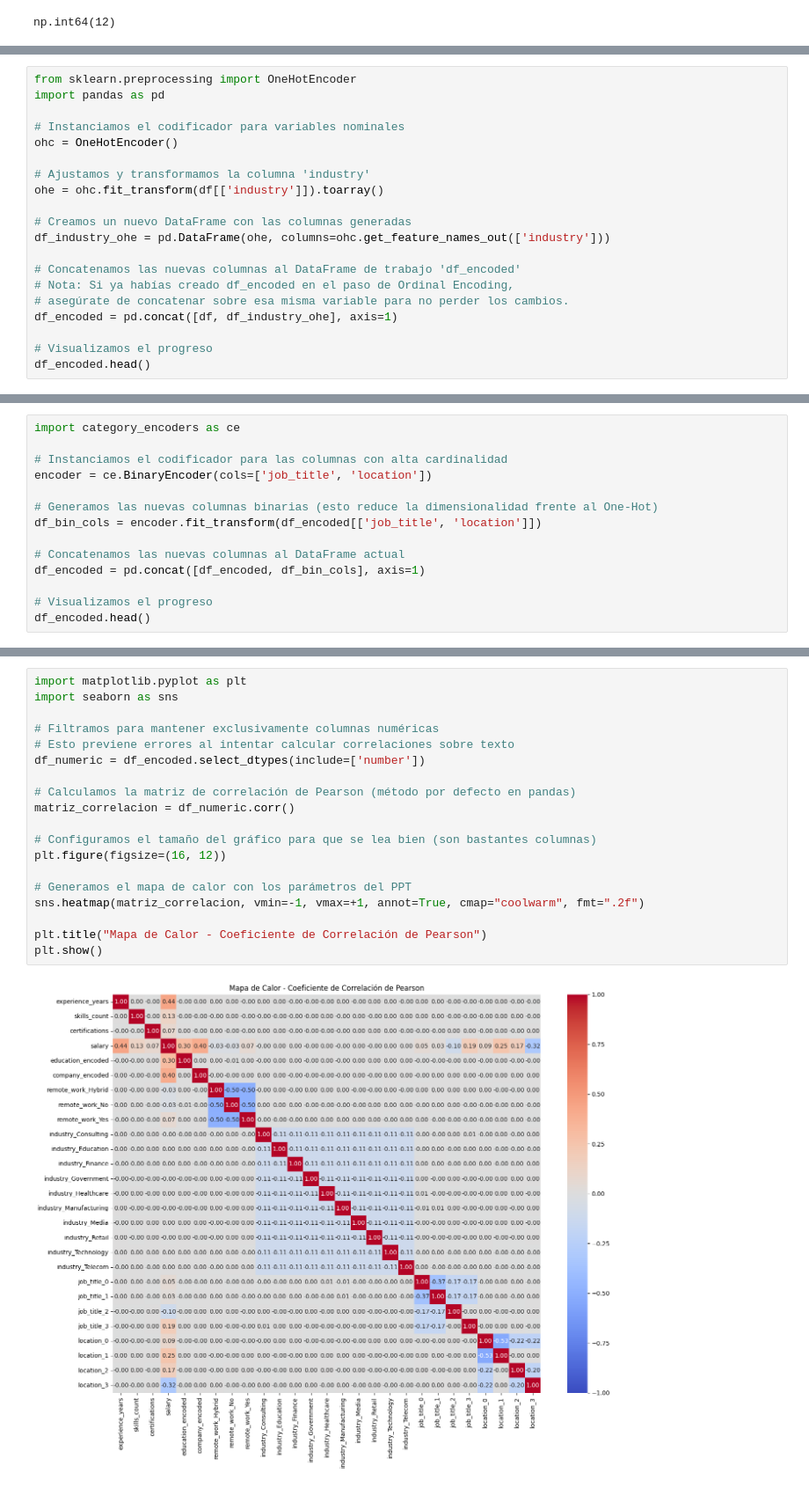
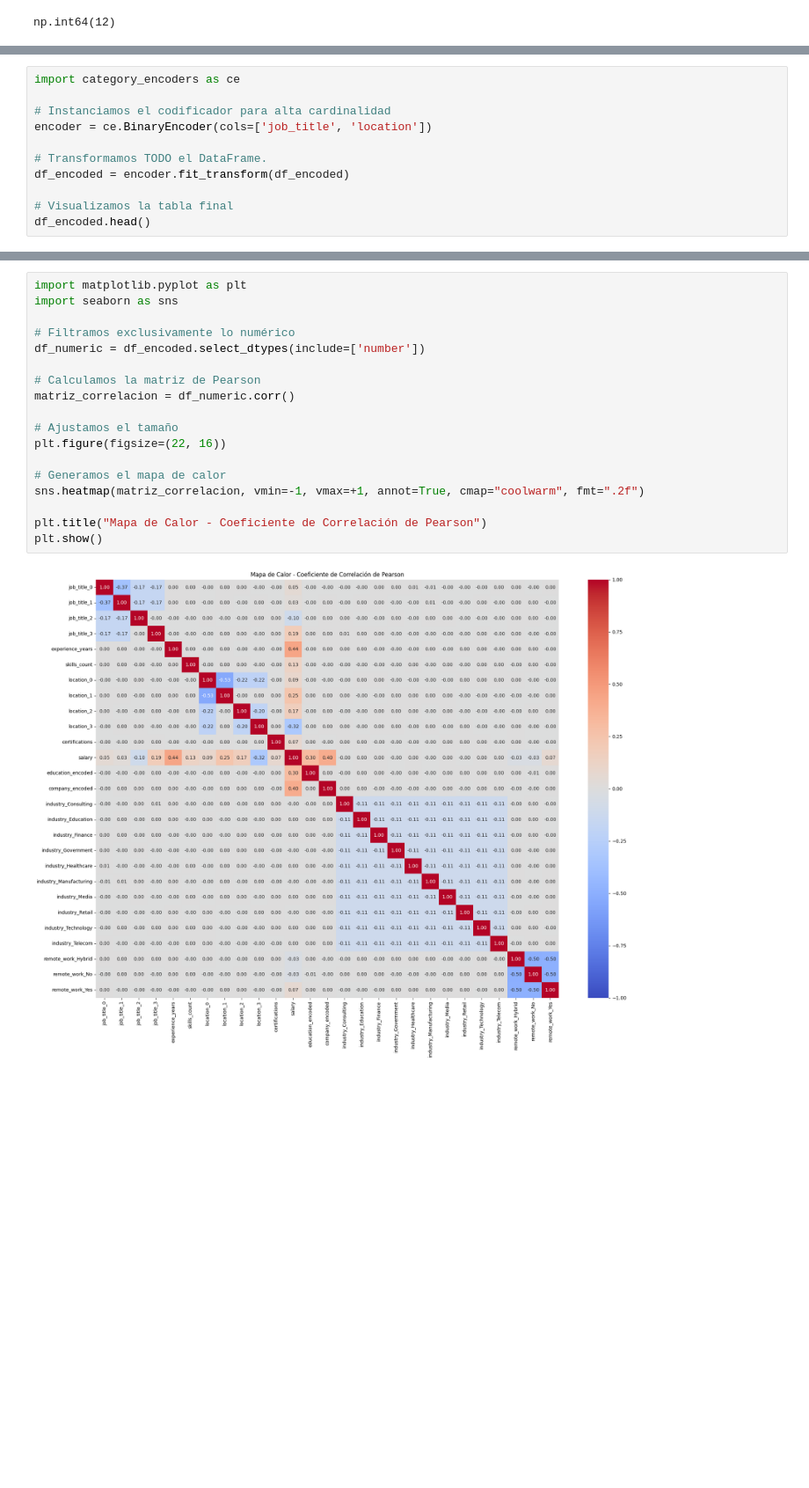
Before and after one commit to Breezlyx/MineriaDeDatos-Entrega1, a Jupyter notebook: Entrega_1.ipynb, the cells around one changed output, grey strips where cells are left out. Shown at 88% size. Drawn from its saved outputs; the diff is of its cells as text; blank space fills up the shorter version.

```diff
--- a/Entrega_1.ipynb
+++ b/Entrega_1.ipynb
@@ -181,20 +185,0 @@ Aplicamos One Hot Encoding para la columna industry
-# %%
-from sklearn.preprocessing import OneHotEncoder
-import pandas as pd
-
-# Instanciamos el codificador para variables nominales
-ohc = OneHotEncoder()
-
-# Ajustamos y transformamos la columna 'industry'
-ohe = ohc.fit_transform(df[['industry']]).toarray()
-
-# Creamos un nuevo DataFrame con las columnas generadas
-df_industry_ohe = pd.DataFrame(ohe, columns=ohc.get_feature_names_out(['industry']))
-
-# Concatenamos las nuevas columnas al DataFrame de trabajo 'df_encoded'
-# Nota: Si ya habías creado df_encoded en el paso de Ordinal Encoding,
-# asegúrate de concatenar sobre esa misma variable para no perder los cambios.
-df_encoded = pd.concat([df, df_industry_ohe], axis=1)
-
-# Visualizamos el progreso
-df_encoded.head()
@@ -211,15 +210,12 @@ Aplicamos Binary Encoder para las columnas job_title y location
 # %%
 import category_encoders as ce
 
-# Instanciamos el codificador para las columnas con alta cardinalidad
+# Instanciamos el codificador para alta cardinalidad
 encoder = ce.BinaryEncoder(cols=['job_title', 'location'])
 
-# Generamos las nuevas columnas binarias (esto reduce la dimensionalidad frente al One-Hot)
-df_bin_cols = encoder.fit_transform(df_encoded[['job_title', 'location']])
+# Transformamos TODO el DataFrame.
+df_encoded = encoder.fit_transform(df_encoded)
 
-# Concatenamos las nuevas columnas al DataFrame actual
-df_encoded = pd.concat([df_encoded, df_bin_cols], axis=1)
-
-# Visualizamos el progreso
+# Visualizamos la tabla final
 df_encoded.head()
 # %% [output]
@@ -248,21 +245,20 @@ Index(['job_title', 'experience_years', 'education_level', 'skills_count',
 # %%
 import matplotlib.pyplot as plt
 import seaborn as sns
 
-# Filtramos para mantener exclusivamente columnas numéricas
-# Esto previene errores al intentar calcular correlaciones sobre texto
+# Filtramos exclusivamente lo numérico
 df_numeric = df_encoded.select_dtypes(include=['number'])
 
-# Calculamos la matriz de correlación de Pearson (método por defecto en pandas)
+# Calculamos la matriz de Pearson
 matriz_correlacion = df_numeric.corr()
 
-# Configuramos el tamaño del gráfico para que se lea bien (son bastantes columnas)
-plt.figure(figsize=(16, 12))
+# Ajustamos el tamaño
+plt.figure(figsize=(22, 16))
 
-# Generamos el mapa de calor con los parámetros del PPT
+# Generamos el mapa de calor
 sns.heatmap(matriz_correlacion, vmin=-1, vmax=+1, annot=True, cmap="coolwarm", fmt=".2f")
 
 plt.title("Mapa de Calor - Coeficiente de Correlación de Pearson")
 plt.show()
 # %% [output]
-[figure, old version]
+[figure, new version]
```
Also changed, not shown: parts of 31 cells of this notebook.
